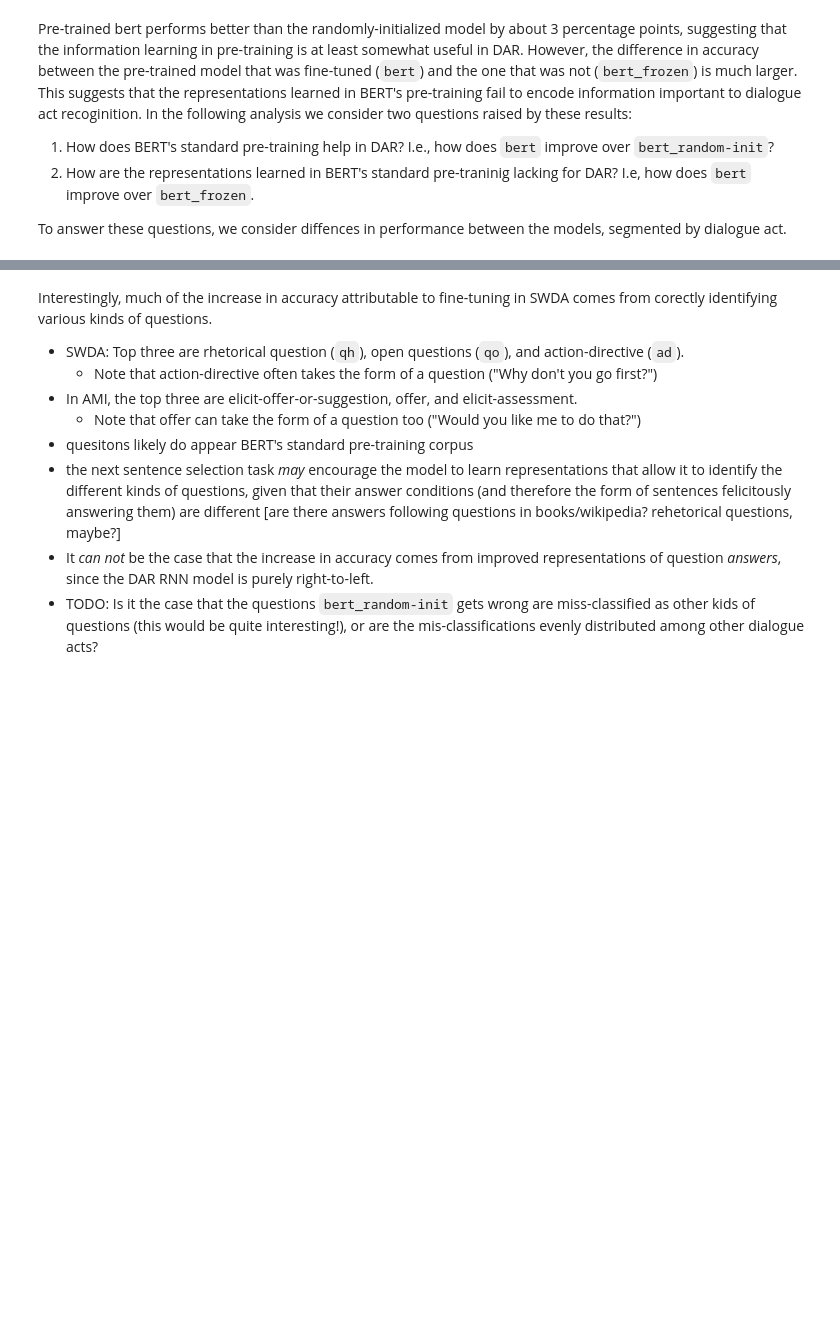
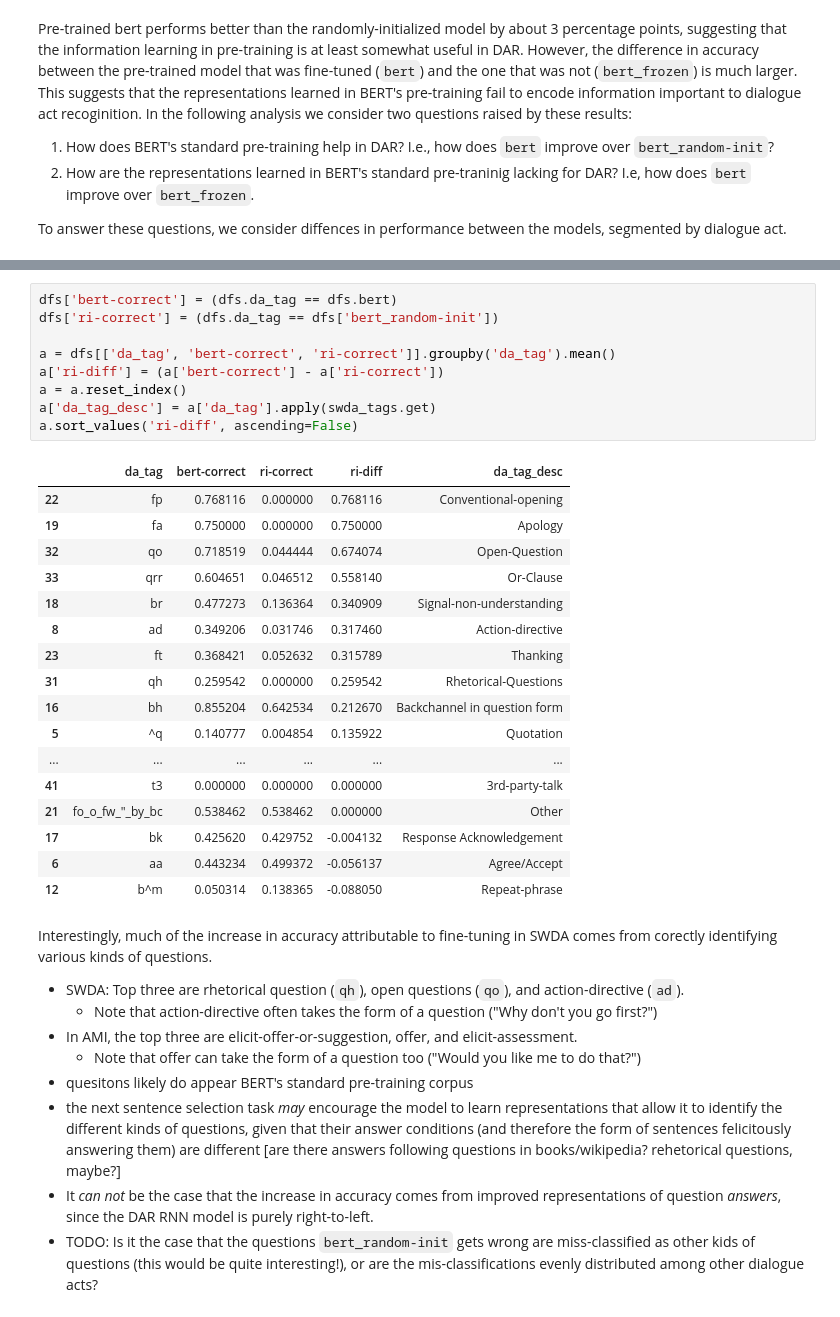
Before and after one commit to GU-CLASP/DistributionalDiscourse, a Jupyter notebook: analysis/ACL/Experiment 2.ipynb, the cells around one changed output, grey strips where cells are left out. Cells and saved outputs as stored; diff of their text form; blank space fills up the shorter version.

```diff
--- a/analysis/ACL/Experiment 2.ipynb
+++ b/analysis/ACL/Experiment 2.ipynb
@@ -124,3 +149,30 @@ normalized.plot.bar(ax=axes[1])
+# %%
+dfs['bert-correct'] = (dfs.da_tag == dfs.bert)
+dfs['ri-correct'] = (dfs.da_tag == dfs['bert_random-init'])
+
+a = dfs[['da_tag', 'bert-correct', 'ri-correct']].groupby('da_tag').mean()
+a['ri-diff'] = (a['bert-correct'] - a['ri-correct'])
+a = a.reset_index()
+a['da_tag_desc'] = a['da_tag'].apply(swda_tags.get)
+a.sort_values('ri-diff', ascending=False)
+# %% [output]
+|  | da_tag | bert-correct | ri-correct | ri-diff | da_tag_desc |
+| 22 | fp | 0.768116 | 0.000000 | 0.768116 | Conventional-opening |
+| 19 | fa | 0.750000 | 0.000000 | 0.750000 | Apology |
+| 32 | qo | 0.718519 | 0.044444 | 0.674074 | Open-Question |
+| 33 | qrr | 0.604651 | 0.046512 | 0.558140 | Or-Clause |
+| 18 | br | 0.477273 | 0.136364 | 0.340909 | Signal-non-understanding |
+| 8 | ad | 0.349206 | 0.031746 | 0.317460 | Action-directive |
+| 23 | ft | 0.368421 | 0.052632 | 0.315789 | Thanking |
+| 31 | qh | 0.259542 | 0.000000 | 0.259542 | Rhetorical-Questions |
+| 16 | bh | 0.855204 | 0.642534 | 0.212670 | Backchannel in question form |
+| 5 | ^q | 0.140777 | 0.004854 | 0.135922 | Quotation |
+| ... | ... | ... | ... | ... | ... |
+| 41 | t3 | 0.000000 | 0.000000 | 0.000000 | 3rd-party-talk |
+| 21 | fo_o_fw_"_by_bc | 0.538462 | 0.538462 | 0.000000 | Other |
+| 17 | bk | 0.425620 | 0.429752 | -0.004132 | Response Acknowledgement |
+| 6 | aa | 0.443234 | 0.499372 | -0.056137 | Agree/Accept |
+| 12 | b^m | 0.050314 | 0.138365 | -0.088050 | Repeat-phrase |
 # %% [markdown]
 Interestingly, much of the increase in accuracy attributable to fine-tuning in SWDA comes from corectly identifying various kinds of questions.
 
```
Also changed, not shown: parts of 10 cells of this notebook, 5 other files.
